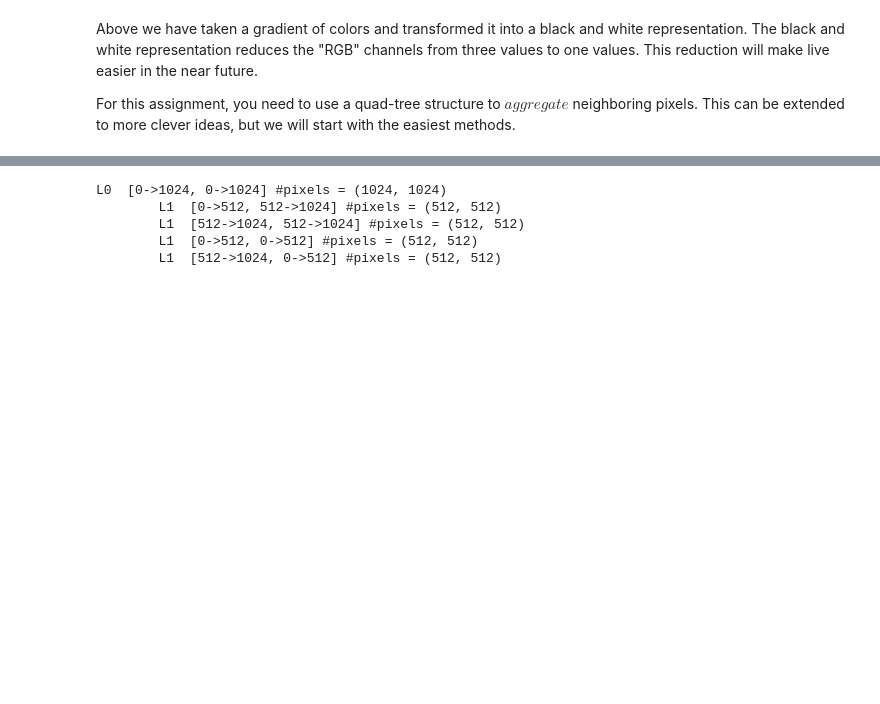
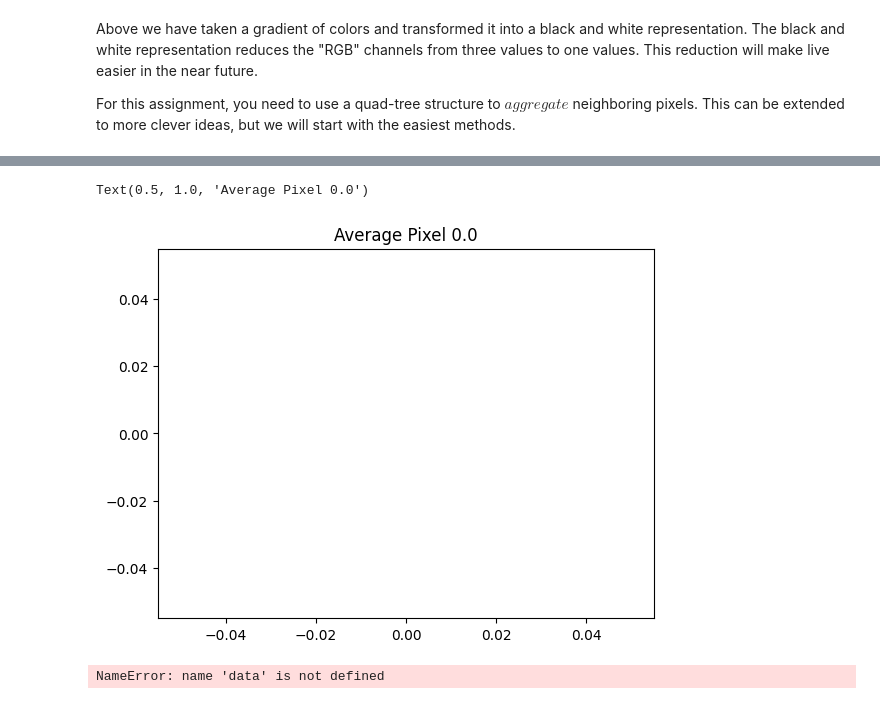
Before and after one commit to williamrl/cmpsc132, a Jupyter notebook: classwork/homework/Quadtree_homework_f23.ipynb, the cells around one changed output, grey strips where cells are left out. Drawn from its saved outputs; the diff is of its cells as text; code cells hidden in the pictures; blank space fills up the shorter version.

```diff
--- a/classwork/homework/Quadtree_homework_f23.ipynb
+++ b/classwork/homework/Quadtree_homework_f23.ipynb
@@ -63,7 +63,7 @@ The black and white representation reduces the "RGB" channels from three values
 
 For this assignment, you need to use a quad-tree structure to $aggregate$ neighboring pixels. This can be extended to more clever ideas, but we will start with the easiest methods.
 # %%
-MAX_LEVELS = 1
+MAX_LEVELS = 2
 
 class QT: #quad tree
   def __init__(self, x0, x1, y0, y1, data, level=0):
@@ -73,8 +73,19 @@ class QT: #quad tree
     self.y1 = y1
     self.level = level
     self.data = data
+    self.compressed = 0.0
     self.kids  = []
     self.split_domain()
+
+  def is_leaf(self):
+    return not any(self.kids)
+
+  def simplify_leaves(self,func):
+    if self.is_leaf():
+      self.compressed = func(self.data)
+    else:
+      [k.simplify_leaves(func) for k in self.kids]
+      return None
 
   def split_domain(self):
     if self.level < MAX_LEVELS:
@@ -86,6 +97,7 @@ class QT: #quad tree
       SW = QT(self.x0, xm, self.y0, ym, self.data[self.y0:ym, self.x0:xm], self.level+1)
       SE = QT(xm, self.x1, self.y0, ym, self.data[self.y0:ym, xm:self.x1], self.level+1)
       self.kids = [NW, NE, SW, SE]
+      self.data = np.array([]).reshape(0,0)
 
   def __repr__(self):
     out = f"\t"*self.level + f"L{self.level}  [{self.x0}->{self.x1}, {self.y0}->{self.y1}]" + \
@@ -105,9 +129,13 @@ L0  [0->1024, 0->1024] #pixels = (1024, 1024)
-# %%
-qt.split_domain()
-qt
-# %% [output]
-L0  [0->1024, 0->1024] #pixels = (1024, 1024)
-        L1  [0->512, 512->1024] #pixels = (512, 512)
-        L1  [512->1024, 512->1024] #pixels = (512, 512)
-        L1  [0->512, 0->512] #pixels = (512, 512)
-        L1  [512->1024, 0->512] #pixels = (512, 512)
+# %%
+qt.split_domain()
+plt.pcolor(qt.kids[0].data)
+plt.title(f"Average Pixel {qt.kids[0].compressed}")
+# %% [output]
+Text(0.5, 1.0, 'Average Pixel 0.0')
+[figure, added]
+# %%
+comp = qt.kids[0].compressed
+qt.kids[0].kids[0].data
+np.min(data), np.max(data), np.std(data)
+# %% [output]
+NameError: name 'data' is not defined
```
Also changed, not shown: parts of 1 cell of this notebook, 1 other file.
